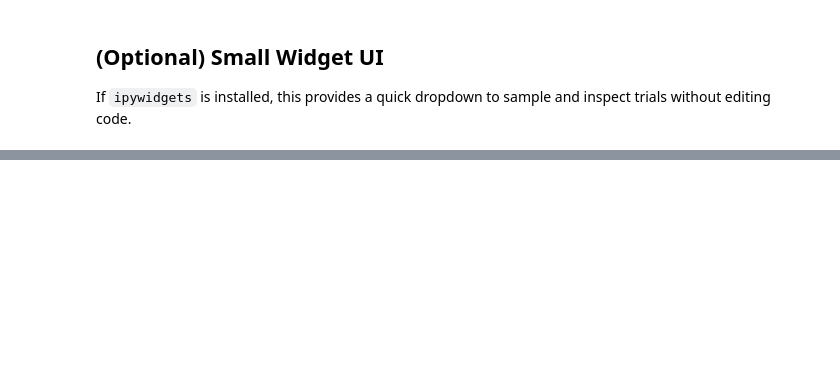
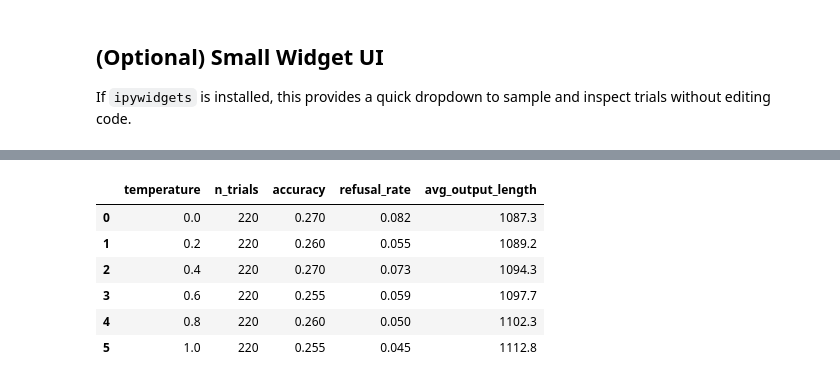
Before and after one commit to Mahdi-s/vivarium, a Jupyter notebook: notebooks/experiment_db_inspector.ipynb, the cells around one changed output, grey strips where cells are left out. Saved outputs shown, nothing was run; the diff lists cells and outputs as text; code cells hidden in the pictures; blank space fills up the shorter version.

```diff
--- a/notebooks/experiment_db_inspector.ipynb
+++ b/notebooks/experiment_db_inspector.ipynb
@@ -641,0 +1220,84 @@ else:
+# %%
+def create_temperature_comparison_table(
+    item_id: str,
+    variant: str,
+    condition: str,
+    strip_think_output: bool = True,
+) -> pd.DataFrame:
+    """
+    Create a comparison table showing how the same item varies across temperatures.
+    """
+    rows = []
+    for ri in sorted([r for r in run_infos if r.temperature is not None], key=lambda r: r.temperature):
+        rec = fetch_trial_by_item_variant_condition(
+            ri.db_path,
+            item_id=item_id,
+            variant=variant,
+            condition_name=condition,
+        )
+        if rec is None:
+            continue
+
+        raw = rec.get("raw_text") or ""
+        if strip_think_output:
+            raw = strip_think(raw)
+
+        source = _safe_json_loads(rec.get("source_json"))
+
+        rows.append({
+            "temperature": ri.temperature,
+            "trial_id": rec.get("trial_id"),
+            "is_correct": rec.get("is_correct"),
+            "refusal_flag": rec.get("refusal_flag"),
+            "parsed_answer": rec.get("parsed_answer_text"),
+            "output_length": len(raw),
+            "output_preview": raw[:150] + "..." if len(raw) > 150 else raw,
+        })
+
+    return pd.DataFrame(rows)
+
+
+def show_temperature_sweep_summary(variant: str, condition: str) -> pd.DataFrame:
+    """
+    Show aggregate statistics across all temperatures for a given variant and condition.
+    """
+    data = []
+    for ri in sorted([r for r in run_infos if r.temperature is not None], key=lambda r: r.temperature):
+        conn_temp = _conn_for_db(str(ri.db_path))
+        run_id_temp = _run_id_for_db(conn_temp)
+        if not run_id_temp:
+            continue
+
+        q = """
+        SELECT
+            AVG(o.is_correct) AS accuracy,
+            AVG(o.refusal_flag) AS refusal_rate,
+            COUNT(*) AS n_trials,
+            AVG(LENGTH(o.raw_text)) AS avg_output_length
+        FROM conformity_trials t
+        JOIN conformity_conditions c ON c.condition_id = t.condition_id
+        LEFT JOIN conformity_outputs o ON o.trial_id = t.trial_id
+        WHERE t.run_id = ? AND t.variant = ? AND c.name = ?
+        """
+        result = conn_temp.execute(q, (run_id_temp, variant, condition)).fetchone()
+
+        if result:
+            data.append({
+                "temperature": ri.temperature,
+                "n_trials": result[2],
+                "accuracy": round(result[0] or 0, 3),
+                "refusal_rate": round(result[1] or 0, 3),
+                "avg_output_length": round(result[3] or 0, 1),
+            })
+
+    return pd.DataFrame(data)
+
+
+# Example: Show how a variant performs across all temperatures
+print("\n📊 TEMPERATURE SWEEP SUMMARY")
+print("="*80)
+print("Example: 'think_sft' variant under 'control' condition across all temperatures\n")
+
+temp_summary = show_temperature_sweep_summary(variant="think_sft", condition="control")
+display(temp_summary)
+# %% [output]
@@ -641,0 +1307,7 @@ else:
+|  | temperature | n_trials | accuracy | refusal_rate | avg_output_length |
+| 0 | 0.0 | 220 | 0.270 | 0.082 | 1087.3 |
+| 1 | 0.2 | 220 | 0.260 | 0.055 | 1089.2 |
+| 2 | 0.4 | 220 | 0.270 | 0.073 | 1094.3 |
+| 3 | 0.6 | 220 | 0.255 | 0.059 | 1097.7 |
+| 4 | 0.8 | 220 | 0.260 | 0.050 | 1102.3 |
+| 5 | 1.0 | 220 | 0.255 | 0.045 | 1112.8 |
```
Also changed, not shown: parts of 28 cells of this notebook, 17 other files.
